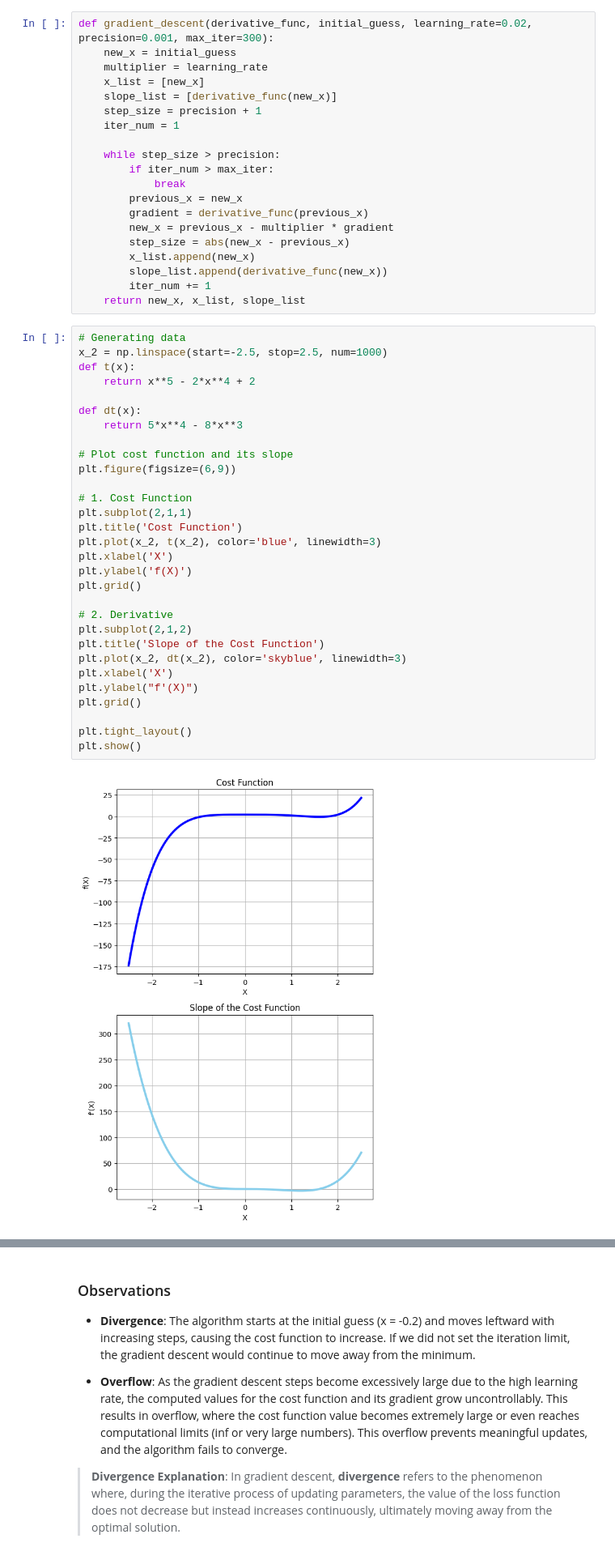
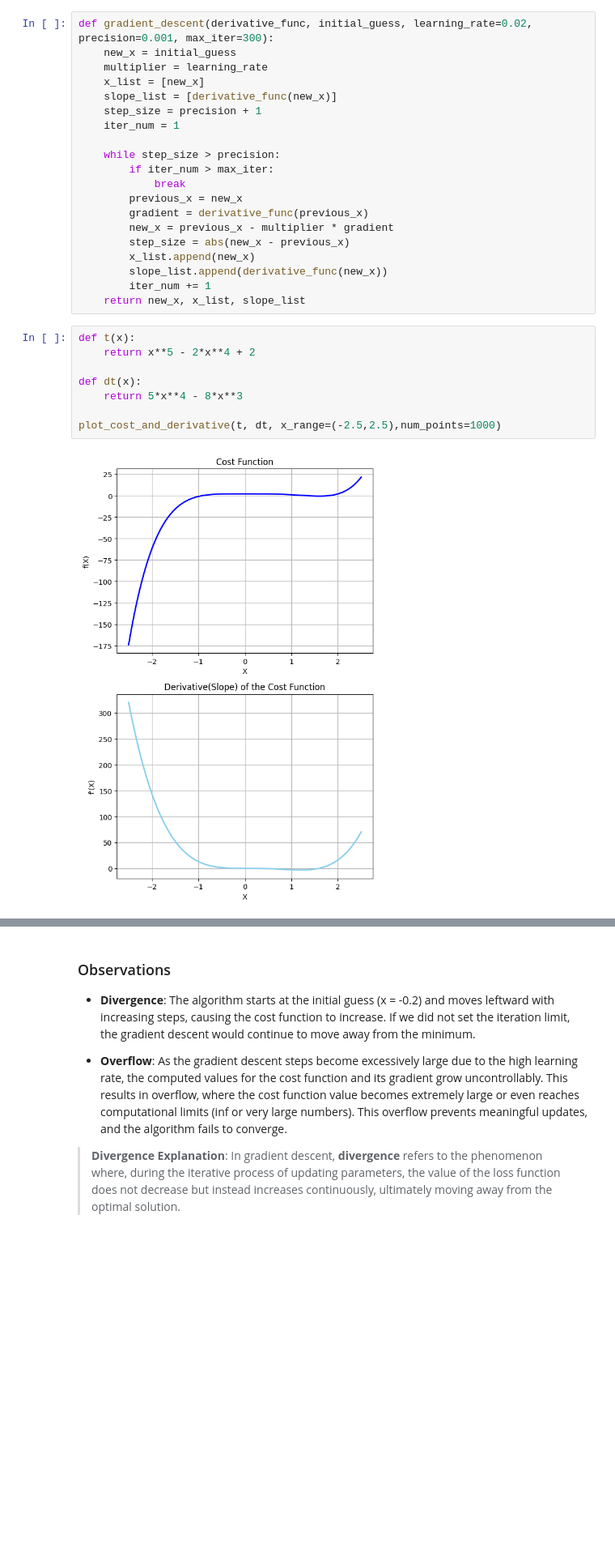
Before and after one commit to alextianyf/Gradient-Descent-Insights-into-Behavior-and-Optimization-Challenges, a Jupyter notebook: discussion.ipynb, the cells around one changed output, grey strips where cells are left out. Shown at 81% size. Drawn from its saved outputs; the diff is of its cells as text; blank space fills up the shorter version.

```diff
--- a/discussion.ipynb
+++ b/discussion.ipynb
@@ -360,36 +341,14 @@ def gradient_descent(derivative_func, initial_guess, learning_rate=0.02, precisi
         slope_list.append(derivative_func(new_x))
         iter_num += 1
     return new_x, x_list, slope_list
-# %%
-# Generating data
-x_2 = np.linspace(start=-2.5, stop=2.5, num=1000)
-def t(x):
-    return x**5 - 2*x**4 + 2
-
-def dt(x):
-    return 5*x**4 - 8*x**3
-
-# Plot cost function and its slope
-plt.figure(figsize=(6,9))
-
-# 1. Cost Function
-plt.subplot(2,1,1)
-plt.title('Cost Function')
-plt.plot(x_2, t(x_2), color='blue', linewidth=3)
-plt.xlabel('X')
-plt.ylabel('f(X)')
-plt.grid()
-
-# 2. Derivative
-plt.subplot(2,1,2)
-plt.title('Slope of the Cost Function')
-plt.plot(x_2, dt(x_2), color='skyblue', linewidth=3)
-plt.xlabel('X')
-plt.ylabel("f'(X)")
-plt.grid()
-
-plt.tight_layout()
-plt.show()
-# %% [output]
-[figure, removed]
+# %%
+def t(x):
+    return x**5 - 2*x**4 + 2
+
+def dt(x):
+    return 5*x**4 - 8*x**3
+
+plot_cost_and_derivative(t, dt, x_range=(-2.5,2.5),num_points=1000)
+# %% [output]
+[figure, added]
 # %%
```
Also changed, not shown: parts of 23 cells of this notebook, 2 other files.
